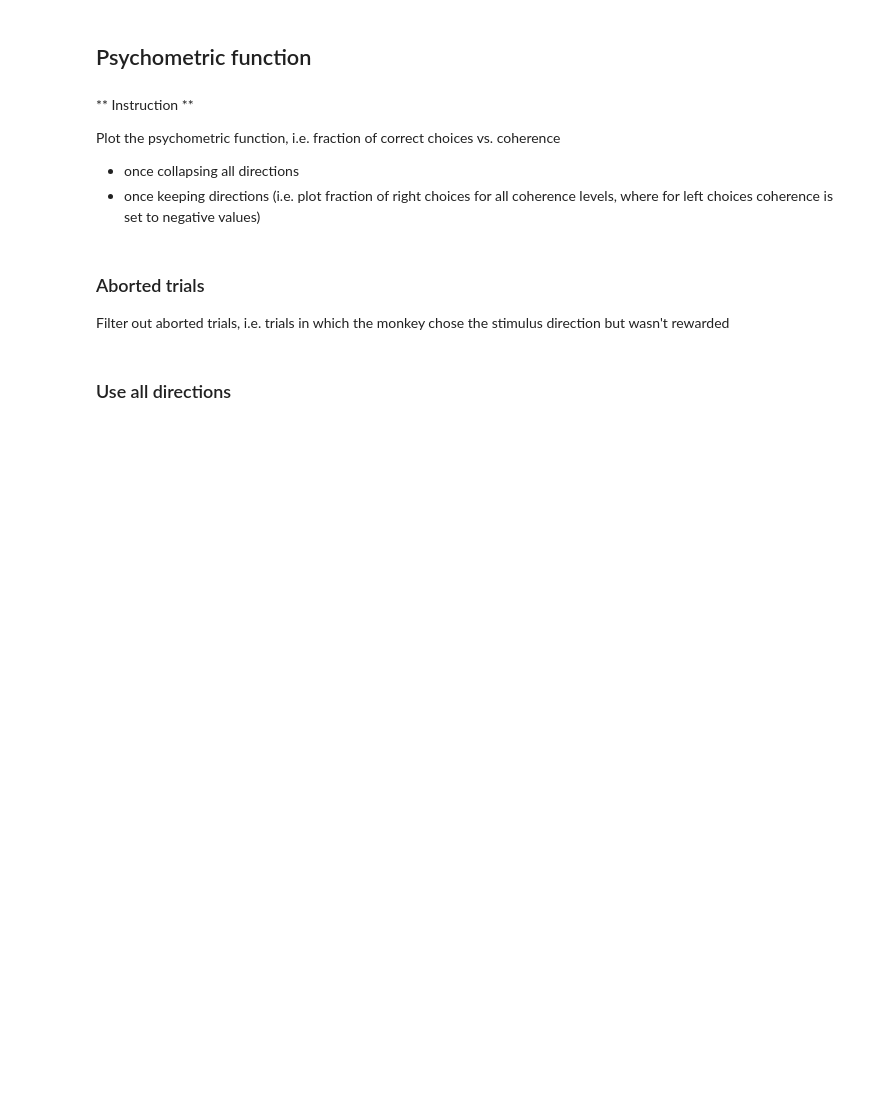
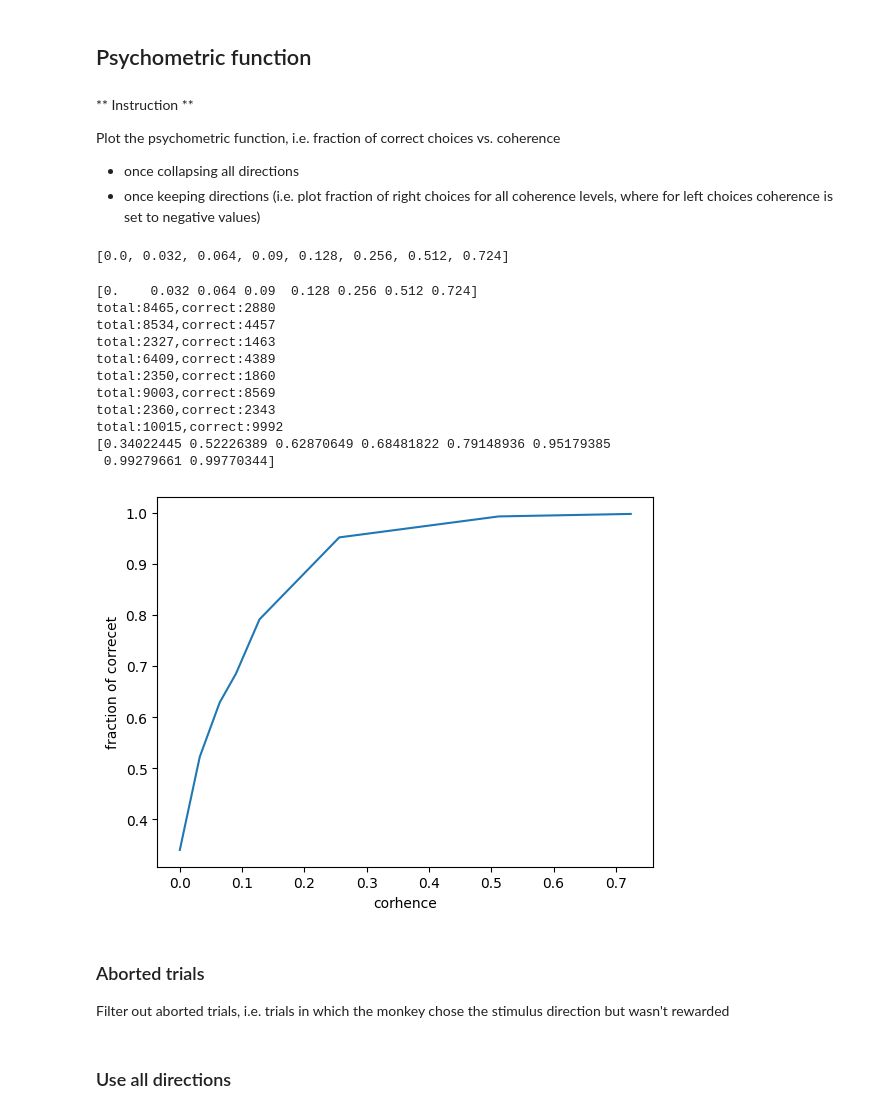
Before and after one commit to ejejeieei/CCNSS, a Jupyter notebook: ccnss2017_students-master/ccnss2017_students-master/module1/2_psychophysics/psychophysics_data_analysis.ipynb, the cells around one changed output. Drawn from its saved outputs; the diff is of its cells as text; code cells hidden in the pictures; blank space fills up the shorter version.

```diff
--- a/ccnss2017_students-master/ccnss2017_students-master/module1/2_psychophysics/psychophysics_data_analysis.ipynb
+++ b/ccnss2017_students-master/ccnss2017_students-master/module1/2_psychophysics/psychophysics_data_analysis.ipynb
@@ -185,6 +230,51 @@ Plot the psychometric function, i.e. fraction of correct choices vs. coherence
 
 - once collapsing all directions
 - once keeping directions (i.e. plot fraction of right choices for all coherence levels, where for left choices coherence is set to negative values)
+# %%
+corh_array = list(set(data_in[:,0]))
+corh_array.sort()
+corh_array
+# %% [output]
+[0.0, 0.032, 0.064, 0.09, 0.128, 0.256, 0.512, 0.724]
+# %%
+corh_array = list(set(data_in[:,0]))
+corh_array.sort()
+corh_array = np.array(corh_array)
+print(corh_array)
+@jit(nopython=True)
+def get_frac_cor():
+    frac_cor = []
+    for item in corh_array:
+        correct = 0
+        total = 0
+        for i in range(data_in.shape[0]):
+            if data_in[i][0] == item :
+                total += 1
+                if data_in[i][1] == data_in[i][2]:
+                    correct += 1
+        print(f"total:{total},correct:{correct}")
+        frac_cor.append(correct/total)
+    return np.array(frac_cor)
+frac_array = get_frac_cor()
+print(frac_array)
+_,ax = plt.subplots(1)
+ax.plot(corh_array,frac_array)
+ax.set_xlabel('corhence')
+ax.set_ylabel('fraction of correcet')
+plt.show()
+# %% [output]
+[0.    0.032 0.064 0.09  0.128 0.256 0.512 0.724]
+total:8465,correct:2880
+total:8534,correct:4457
+total:2327,correct:1463
+total:6409,correct:4389
+total:2350,correct:1860
+total:9003,correct:8569
+total:2360,correct:2343
+total:10015,correct:9992
+[0.34022445 0.52226389 0.62870649 0.68481822 0.79148936 0.95179385
+ 0.99279661 0.99770344]
+[figure, added]
 # %% [markdown]
 ### Aborted trials
 
```
Also changed, not shown: parts of 5 cells of this notebook.
